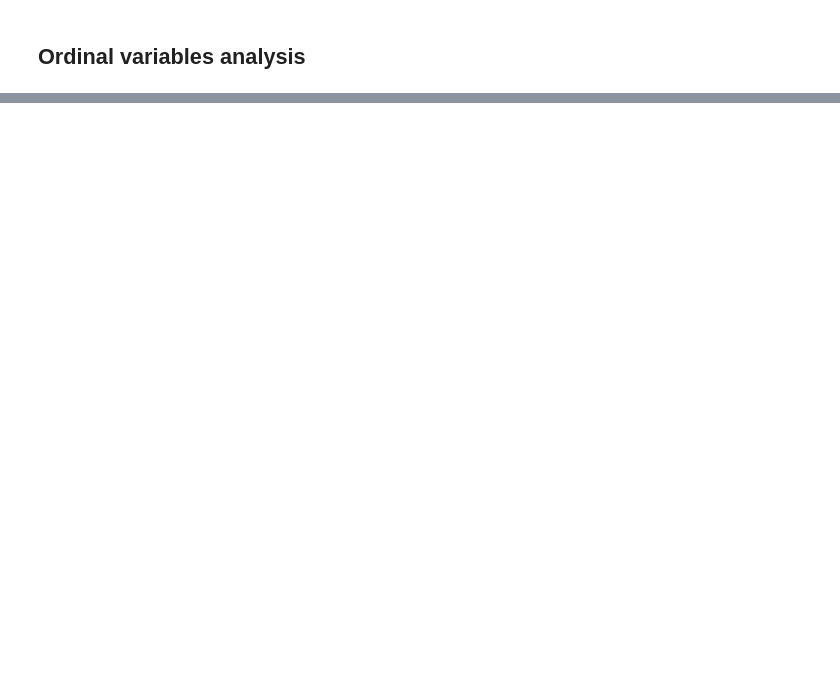
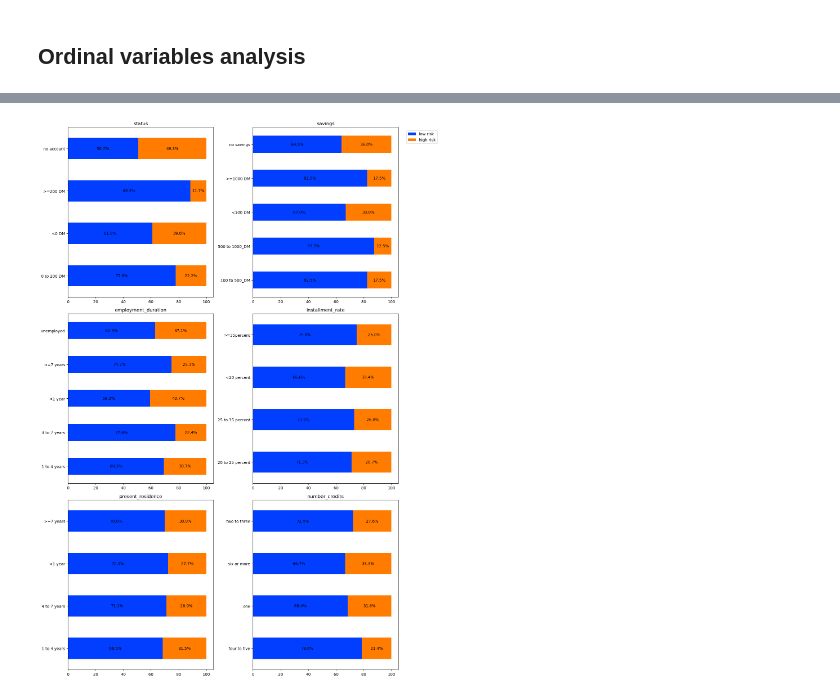
Before and after one commit to Grzesiesz/Credit-Risk-Prediction, a Jupyter notebook: south_german_credit/notebooks/EDA.ipynb, the cells around one changed output, grey strips where cells are left out. Saved outputs shown, nothing was run; the diff lists cells and outputs as text; code cells hidden in the pictures; blank space fills up the shorter version.

```diff
--- a/south_german_credit/notebooks/EDA.ipynb
+++ b/south_german_credit/notebooks/EDA.ipynb
@@ -274,0 +312,15 @@ ordinal = [
+# %%
+risk_order = ["low risk", "high risk"]
+fig, axes = plt.subplots(3,2, figsize = (13,20))
+for ax, var in zip(axes.flat, ordinal):
+    cross = pd.crosstab(df_eda[var], df_eda['credit_risk'], normalize = 'index')*100
+    cross = cross[risk_order]
+    c_plot = cross.plot(kind = 'barh', stacked = True, ax = ax, legend = False)
+    ax.set_ylabel("")
+    ax.set_title(var)
+    for container in ax.containers:
+        c_plot.bar_label(container, fmt = '%.1f%%', label_type = 'center')
+fig.legend(["low risk", "high risk"], loc="upper right", bbox_to_anchor=(1.1, 0.98))
+plt.tight_layout()
+# %% [output]
+[figure, added]
```
Also changed, not shown: parts of 7 cells of this notebook.
